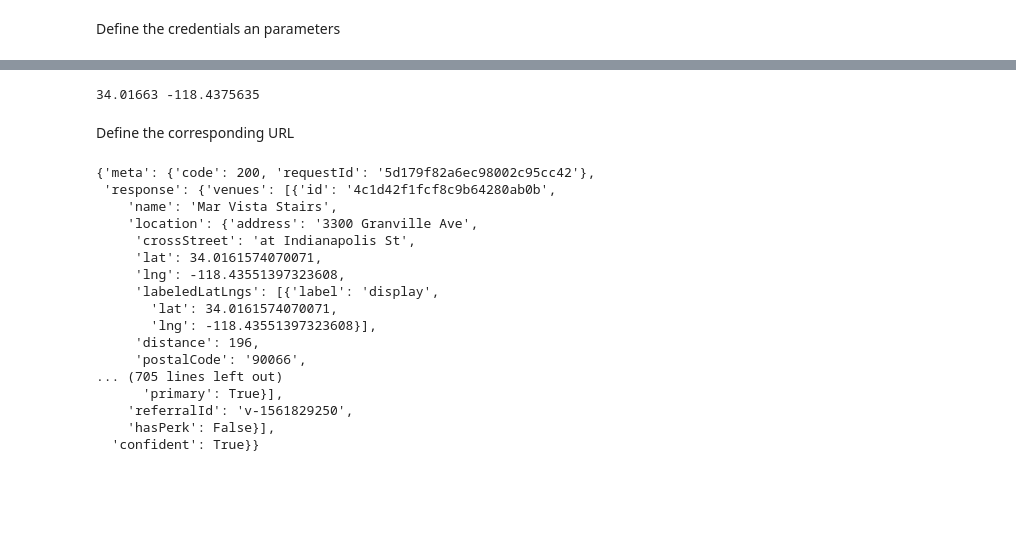
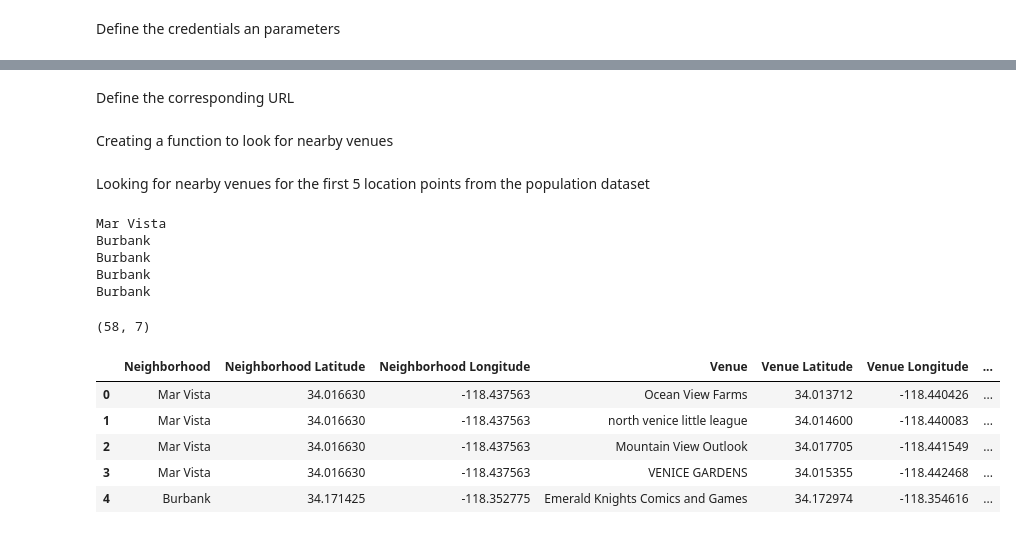
Before and after one commit to diegoarmaca/Coursera_Capstone, a Jupyter notebook: The Battle of Neighborhoods Week1.ipynb, the cells around one changed output, grey strips where cells are left out. Drawn from its saved outputs; the diff is of its cells as text; code cells hidden in the pictures; blank space fills up the shorter version.

```diff
--- a/The Battle of Neighborhoods Week1.ipynb
+++ b/The Battle of Neighborhoods Week1.ipynb
@@ -210,7 +194,3 @@ Let´s see how we can call for venues for the first location point from the Race
 Define the credentials an parameters
 # %%
 # The code was removed by Watson Studio for sharing.
-# %%
-search_query = 'Italian'
-radius = 500
-print(search_query + ' .... OK!')
@@ -221,31 +199,6 @@ Let´s see the venues around one of the location points given by the NDSC datase
-# %%
-latitude = dataframe2016.iloc[0]['latitude']
-longitude = dataframe2016.iloc[0]['longitude']
-print(latitude, longitude)
-# %% [output]
-34.01663 -118.4375635
 # %% [markdown]
 Define the corresponding URL
 # %%
 url = 'https://api.foursquare.com/v2/venues/search?client_id={}&client_secret={}&ll={},{}&v={}&radius={}&limit={}'.format(CLIENT_ID, CLIENT_SECRET, latitude, longitude, VERSION, radius, LIMIT)
-# %%
-results = requests.get(url).json()
-results
-# %% [output]
-{'meta': {'code': 200, 'requestId': '5d179f82a6ec98002c95cc42'},
- 'response': {'venues': [{'id': '4c1d42f1fcf8c9b64280ab0b',
-    'name': 'Mar Vista Stairs',
-    'location': {'address': '3300 Granville Ave',
-     'crossStreet': 'at Indianapolis St',
-     'lat': 34.0161574070071,
-     'lng': -118.43551397323608,
-     'labeledLatLngs': [{'label': 'display',
-       'lat': 34.0161574070071,
-       'lng': -118.43551397323608}],
-     'distance': 196,
-     'postalCode': '90066',
-... (705 lines left out)
-      'primary': True}],
-    'referralId': 'v-1561829250',
-    'hasPerk': False}],
-  'confident': True}}
+# %% [markdown]
+Creating a function to look for nearby venues
@@ -251,0 +245,24 @@ results
+# %% [markdown]
+Looking for nearby venues for the first 5 location points from the population dataset
+# %%
+LAX_venues = getNearbyVenues(names=dataframe2016['Neighborhood'].head(),
+                                latitudes = dataframe2016['latitude'].head(),
+                                longitudes = dataframe2016['longitude'].head()
+                                  )
+# %% [output]
+Mar Vista
+Burbank
+Burbank
+Burbank
+Burbank
+# %%
+print(LAX_venues.shape)
+LAX_venues.head()
+# %% [output]
+(58, 7)
+|  | Neighborhood | Neighborhood Latitude | Neighborhood Longitude | Venue | Venue Latitude | Venue Longitude | ... |
+| 0 | Mar Vista | 34.016630 | -118.437563 | Ocean View Farms | 34.013712 | -118.440426 | ... |
+| 1 | Mar Vista | 34.016630 | -118.437563 | north venice little league | 34.014600 | -118.440083 | ... |
+| 2 | Mar Vista | 34.016630 | -118.437563 | Mountain View Outlook | 34.017705 | -118.441549 | ... |
+| 3 | Mar Vista | 34.016630 | -118.437563 | VENICE GARDENS | 34.015355 | -118.442468 | ... |
+| 4 | Burbank | 34.171425 | -118.352775 | Emerald Knights Comics and Games | 34.172974 | -118.354616 | ... |
```
Also changed, not shown: parts of 6 cells of this notebook.
